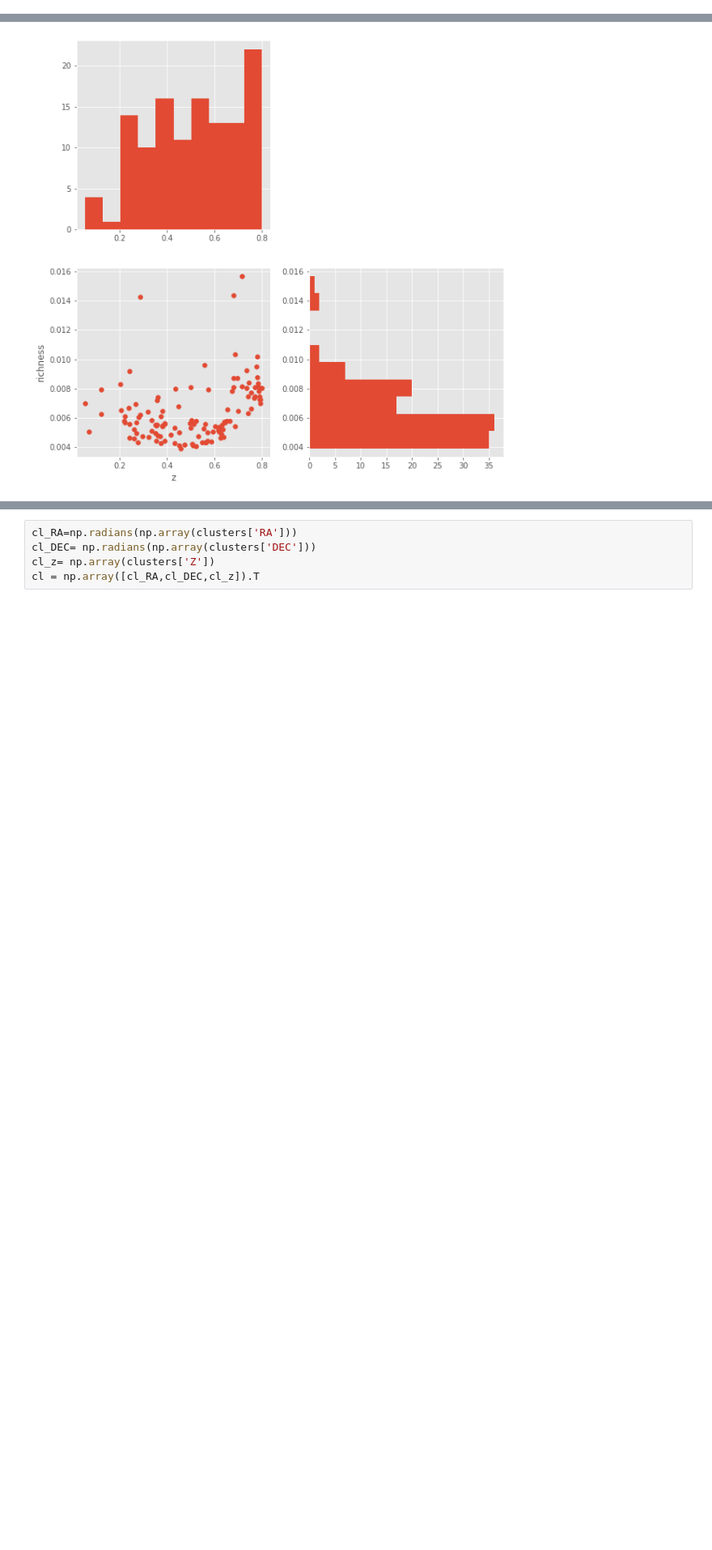
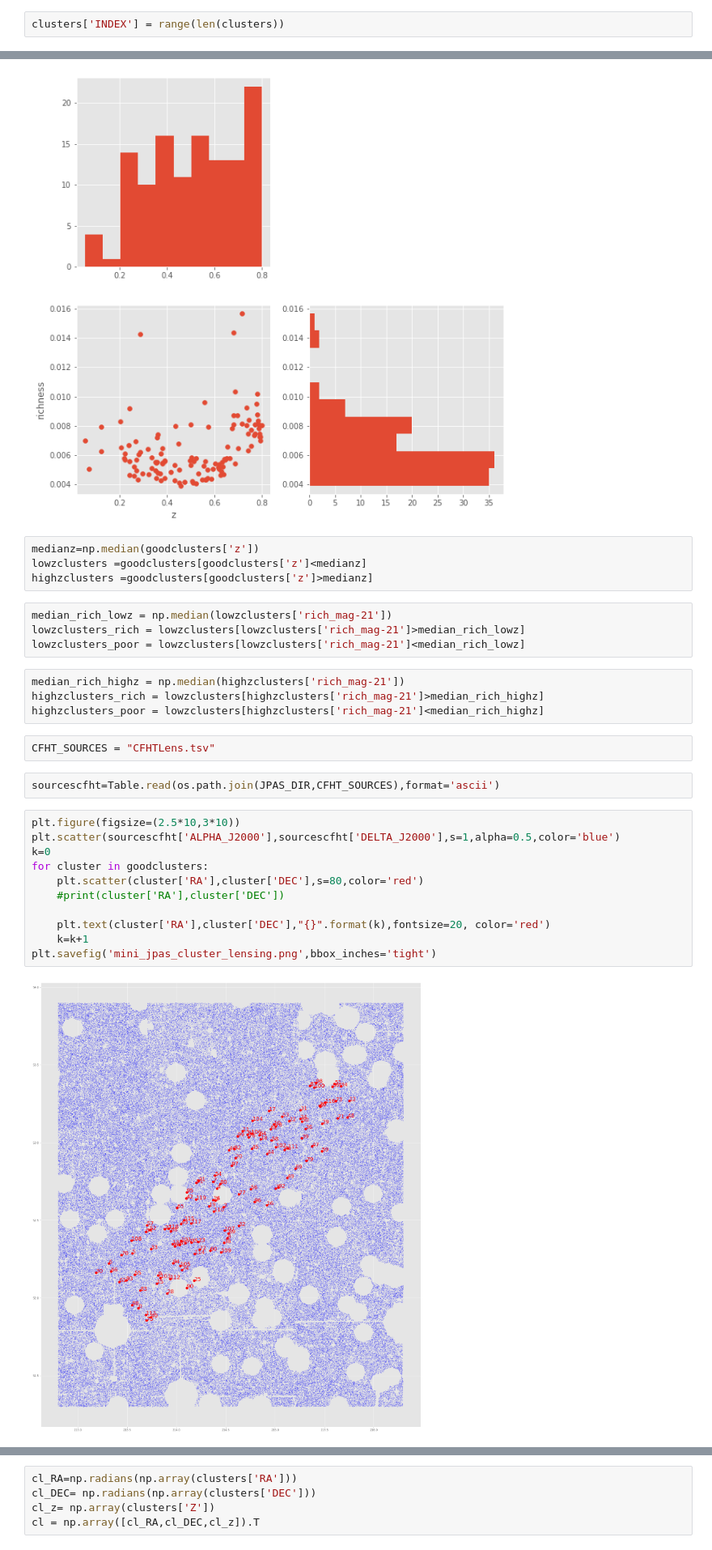
Before and after one commit to andrevitorelli/xlensing, a Jupyter notebook: notebooks/Concentrations_of_Clusters-JPAS.ipynb, the cells around one changed output, grey strips where cells are left out. Shown at 81% size. Cells and saved outputs as stored; diff of their text form; blank space fills up the shorter version.

```diff
--- a/notebooks/Concentrations_of_Clusters-JPAS.ipynb
+++ b/notebooks/Concentrations_of_Clusters-JPAS.ipynb
@@ -48,3 +48,5 @@ clusters = Table.read(os.path.join(JPAS_DIR,JPAS_PZWAV))
 len(clusters)
 # %% [output]
 661
+# %%
+clusters['INDEX'] = range(len(clusters))
@@ -102,6 +108,35 @@ Y = goodclusters[Y]
 scatter_hist(X,Y,labels)
 # %% [output]
 [figure]
+# %%
+medianz=np.median(goodclusters['z'])
+lowzclusters =goodclusters[goodclusters['z']<medianz]
+highzclusters =goodclusters[goodclusters['z']>medianz]
+# %%
+median_rich_lowz = np.median(lowzclusters['rich_mag-21'])
+lowzclusters_rich = lowzclusters[lowzclusters['rich_mag-21']>median_rich_lowz]
+lowzclusters_poor = lowzclusters[lowzclusters['rich_mag-21']<median_rich_lowz]
+# %%
+median_rich_highz = np.median(highzclusters['rich_mag-21'])
+highzclusters_rich = lowzclusters[highzclusters['rich_mag-21']>median_rich_highz]
+highzclusters_poor = lowzclusters[highzclusters['rich_mag-21']<median_rich_highz]
+# %%
+CFHT_SOURCES = "CFHTLens.tsv"
+# %%
+sourcescfht=Table.read(os.path.join(JPAS_DIR,CFHT_SOURCES),format='ascii')
+# %%
+plt.figure(figsize=(2.5*10,3*10))
+plt.scatter(sourcescfht['ALPHA_J2000'],sourcescfht['DELTA_J2000'],s=1,alpha=0.5,color='blue')
+k=0
+for cluster in goodclusters:
+    plt.scatter(cluster['RA'],cluster['DEC'],s=80,color='red')
+    #print(cluster['RA'],cluster['DEC'])
+
+    plt.text(cluster['RA'],cluster['DEC'],"{}".format(k),fontsize=20, color='red')
+    k=k+1
+plt.savefig('mini_jpas_cluster_lensing.png',bbox_inches='tight')
+# %% [output]
+[figure, added]
 # %%
 sources  = Table.read(os.path.join(CS82_DIR,CS82_SOURCES))
 clusters = Table.read(os.path.join(CS82_DIR,CS82_CLUSTERS))
```
Also changed, not shown: parts of 15 cells of this notebook, 1 other file.
